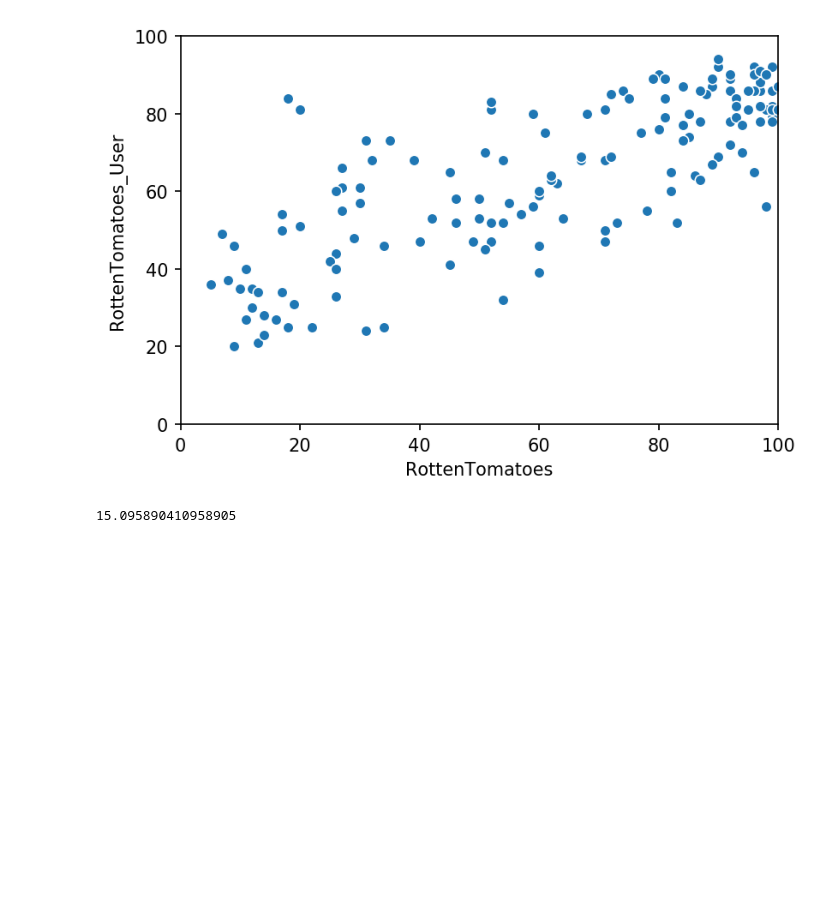
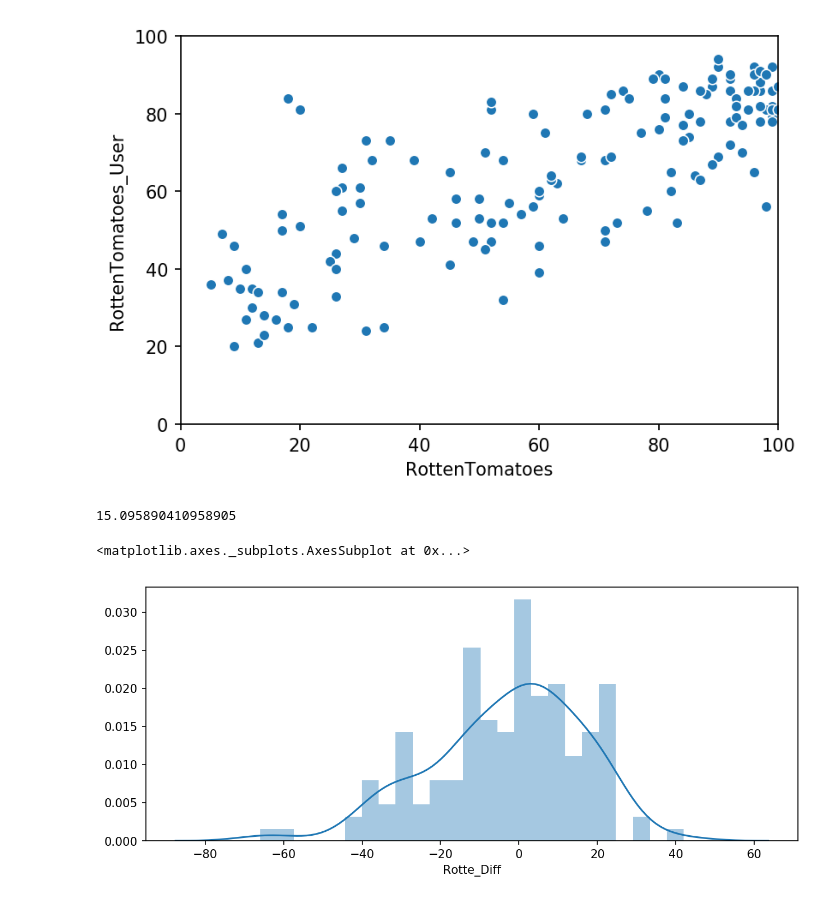
Before and after one commit to Basi10/Fandango-Rating-Data-Analysis, a Jupyter notebook: Fandango-DataAnalysis.ipynb, the cells around one changed output. Drawn from its saved outputs; the diff is of its cells as text; code cells hidden in the pictures; blank space fills up the shorter version.

```diff
--- a/Fandango-DataAnalysis.ipynb
+++ b/Fandango-DataAnalysis.ipynb
@@ -187,3 +187,9 @@ all_sites['Rotte_Diff'] = all_sites['RottenTomatoes'] - all_sites['RottenTomatoe
 all_sites['Rotte_Diff'].apply(abs).mean()
 # %% [output]
 15.095890410958905
+# %%
+plt.figure(figsize=(10,4),dpi=150)
+sns.distplot(all_sites['Rotte_Diff'],kde=True,bins=25)
+# %% [output]
+<matplotlib.axes._subplots.AxesSubplot at 0x...>
+[figure, added]
```
Also changed, not shown: parts of 7 cells of this notebook.
